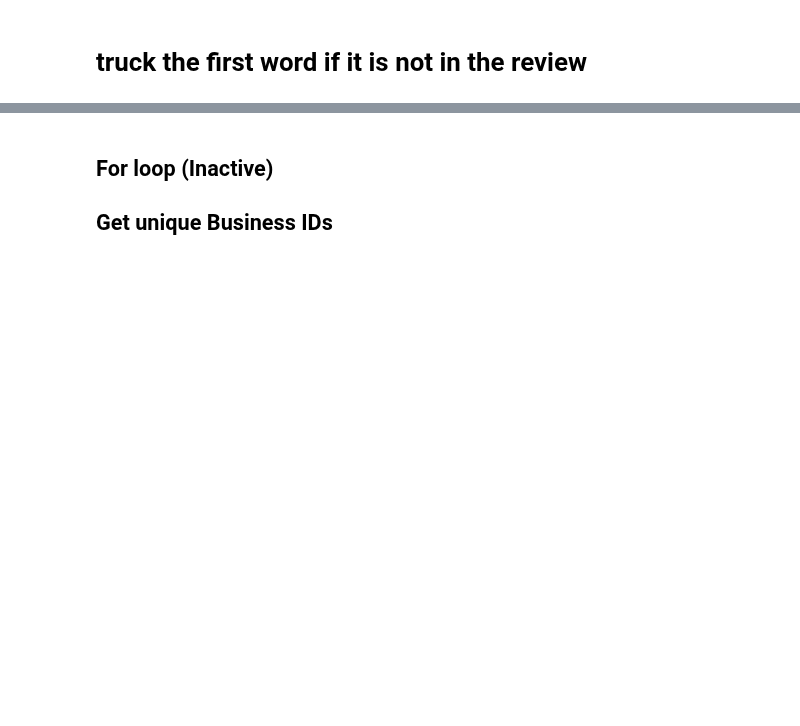
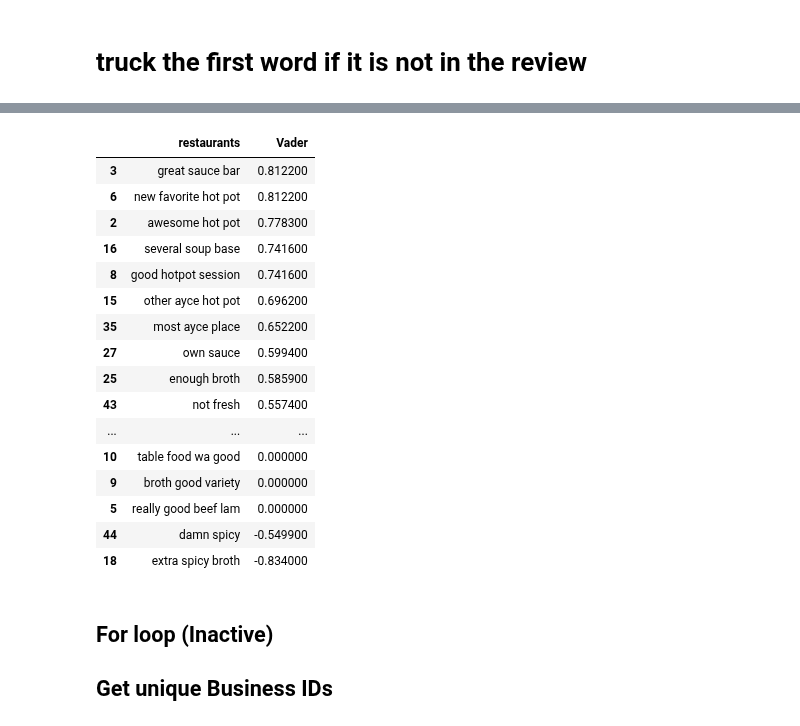
Before and after one commit to TinaBBB/iNAGO_RecSys, a Jupyter notebook: Yelp_data_exploration/KNN_with_Toronto_Explanation_V2.ipynb, the cells around one changed output, grey strips where cells are left out. Saved outputs shown, nothing was run; the diff lists cells and outputs as text; code cells hidden in the pictures; blank space fills up the shorter version.

```diff
--- a/Yelp_data_exploration/KNN_with_Toronto_Explanation_V2.ipynb
+++ b/Yelp_data_exploration/KNN_with_Toronto_Explanation_V2.ipynb
@@ -739,0 +744,2 @@ Result1_df
+# %%
+review_sent = tokenize.sent_tokenize(review_text)
@@ -739,0 +768,13 @@ Result1_df
+# %%
+sent_ans_array = []
+for keyphrase in keyphrases_array:
+    lst = []
+    for i in review_sent:
+        if keyphrase in normalise(i):
+            temp_list = []
+            temp_list.append(i)
+            lst.append(evalSentences(temp_list, to_df=True,columns = ['keyphrase_list', 'Vader Compound Score'])["Vader Compound Score"][0])
+    if len(lst) == 0:
+        lst = [0]
+    temp = statistics.mean(lst)
+    sent_ans_array.append([keyphrase,temp])
@@ -740,3 +801,27 @@ Result1_df
+# %%
+sent_Result1_df = pd.DataFrame(sent_ans_array)
+sent_Result1_df.rename(columns={0: "restaurants", 1: "Vader"},inplace = True)
+# %%
+sent_Result1_df.sort_values("Vader", ascending = False, inplace = True)
+sent_Result1_df
+# %% [output]
+|  | restaurants | Vader |
+| 3 | great sauce bar | 0.812200 |
+| 6 | new favorite hot pot | 0.812200 |
+| 2 | awesome hot pot | 0.778300 |
+| 16 | several soup base | 0.741600 |
+| 8 | good hotpot session | 0.741600 |
+| 15 | other ayce hot pot | 0.696200 |
+| 35 | most ayce place | 0.652200 |
+| 27 | own sauce | 0.599400 |
+| 25 | enough broth | 0.585900 |
+| 43 | not fresh | 0.557400 |
+| ... | ... | ... |
+| 10 | table food wa good | 0.000000 |
+| 9 | broth good variety | 0.000000 |
+| 5 | really good beef lam | 0.000000 |
+| 44 | damn spicy | -0.549900 |
+| 18 | extra spicy broth | -0.834000 |
 # %% [markdown]
 ## For loop (Inactive)
 ## Get unique Business IDs
```
Also changed, not shown: parts of 12 cells of this notebook.
